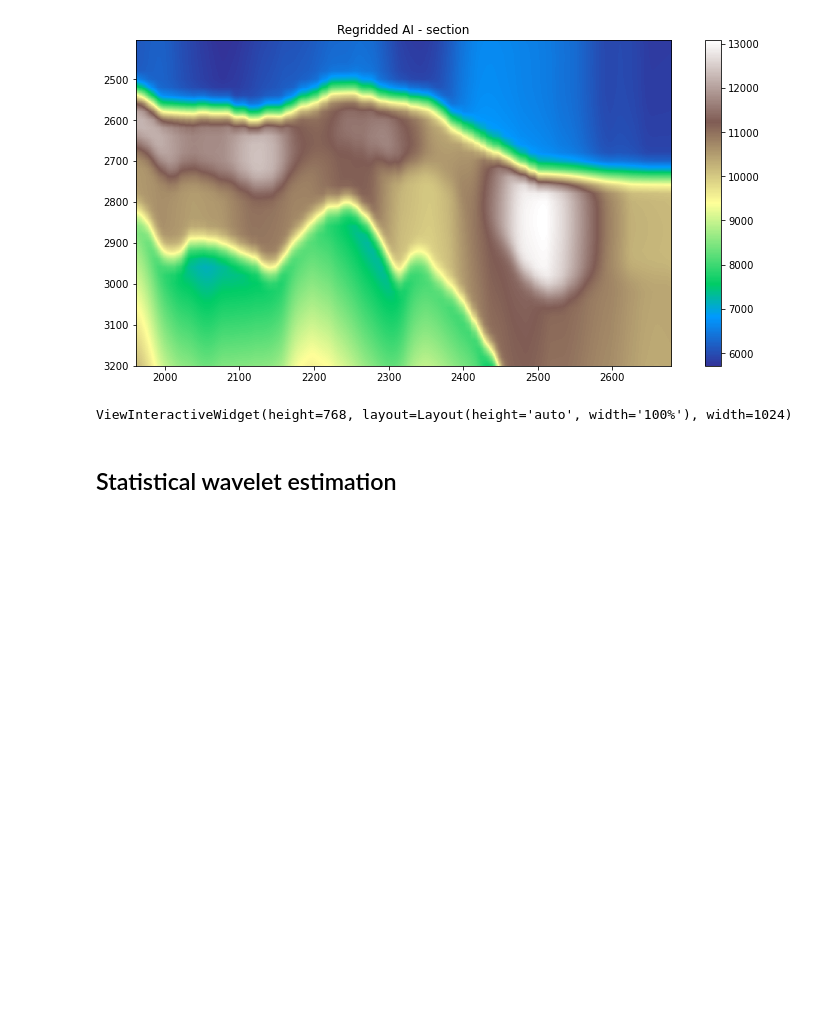
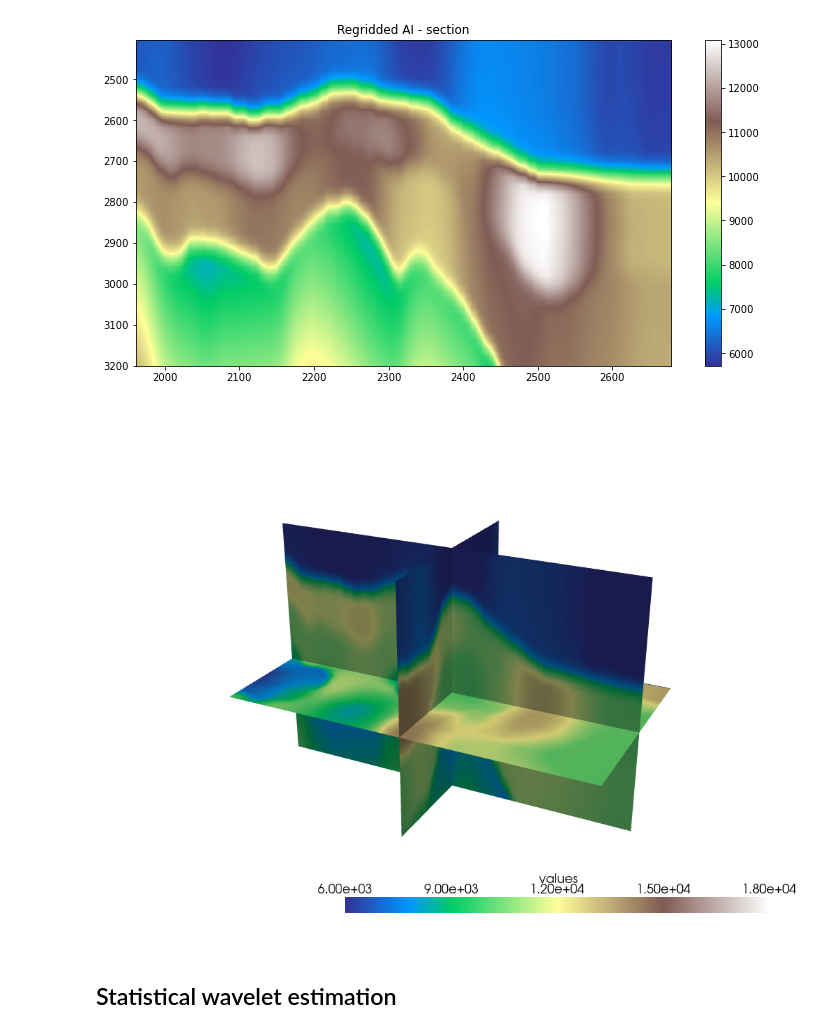
Before and after one commit to PyLops/pylops_eagehpc2021, a Jupyter notebook: SeismicInversionVolve.ipynb, the cells around one changed output. Drawn from its saved outputs; the diff is of its cells as text; code cells hidden in the pictures; blank space fills up the shorter version.

Commit message:
Run SeismicInversionVolve on RTX 3090

```diff
--- a/SeismicInversionVolve.ipynb
+++ b/SeismicInversionVolve.ipynb
@@ -139,7 +139,7 @@ Note that we add the `ignore_geometry=True` parameter when we open the file. As
 
 We thus need to read all ILs, XLs and traces and reorganize them ourselves into a regular grid. No worries, numpy will do most of the hard work.
 # %%
-segyfile = 'ST10010ZC11_PZ_PSDM_KIRCH_FULL_D.MIG_FIN.POST_STACK.3D.JS-017536.segy'
+segyfile = '/home/ravasim/Documents/Data/Volve/ST10010ZC11_PZ_PSDM_KIRCH_FULL_D.MIG_FIN.POST_STACK.3D.JS-017536.segy'
 f = segyio.open(segyfile, ignore_geometry=True)
 
 traces = segyio.collect(f.trace)[:]
@@ -221,7 +225,7 @@ We read also the migration velocity model. In this case, the SEG-Y file is in a
 
 Let's resample the velocity model to the grid of the data.
 # %%
-segyfilev = 'ST10010ZC11-MIG-VEL.MIG_VEL.VELOCITY.3D.JS-017527.segy'
+segyfilev = '/home/ravasim/Documents/Data/Volve/ST10010ZC11-MIG-VEL.MIG_VEL.VELOCITY.3D.JS-017527.segy'
 fv = segyio.open(segyfilev)
 v = segyio.cube(fv)
 
@@ -282,20 +286,20 @@ plt.axis('tight');
 [figure]
 # %%
 grid = pv.UniformGrid()
-grid.dimensions = np.array(aiinterp.transpose(2,1,0).shape) + 1
+grid.dimensions = np.array(aiinterp.shape) + 1
 grid.origin = (0, 0, 0)  # The bottom left corner of the data set
 grid.spacing = (1, 1, 1.2)  # These are the cell sizes along each axis
-grid.cell_arrays["values"] = np.asfortranarray(np.flip(aiinterp.transpose(2,1,0), -1)).flatten(order="F")#d.flatten(order="F")  # Flatten the array!
+grid.cell_arrays["values"] = np.asfortranarray(np.flip(aiinterp, -1)).flatten(order="F")#d.flatten(order="F")  # Flatten the array!
 
 slices = grid.slice_orthogonal(z=100)
 
 plotter = pv.Plotter(off_screen=True)
 plotter.add_mesh(slices, cmap='terrain', clim=[6000, 18000],
                  opacity=1, lighting=True)
 plotter.camera_position = [0.2,0.1,0.1]
 plotter.show(screenshot='VolveAIBack.png')
 # %% [output]
-ViewInteractiveWidget(height=768, layout=Layout(height='auto', width='100%'), width=1024)
+[figure, added]
 # %% [markdown]
 ## Statistical wavelet estimation
 # %% [markdown]
```
Also changed, not shown: parts of 10 cells of this notebook.
